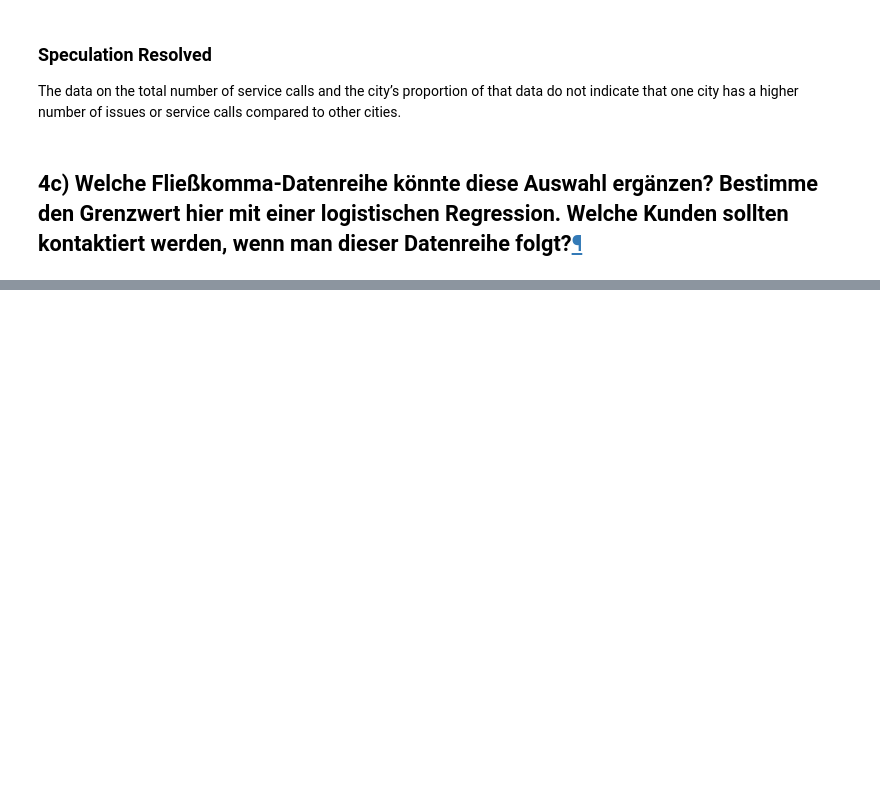
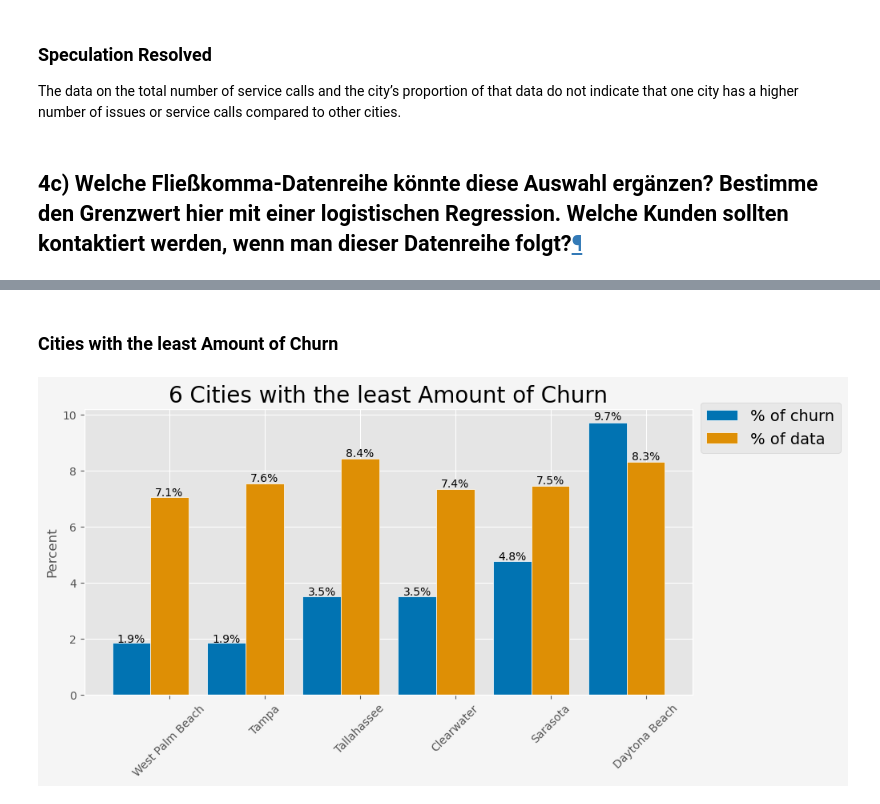
Before and after one commit to Dabbeljuh/Data-Analyst---Analyse-der-Kundenabwanderung, a Jupyter notebook: Analyse_der_Kundenabwanderung.ipynb, the cells around one changed output, grey strips where cells are left out. Drawn from its saved outputs; the diff is of its cells as text; code cells hidden in the pictures; blank space fills up the shorter version.

```diff
--- a/Analyse_der_Kundenabwanderung.ipynb
+++ b/Analyse_der_Kundenabwanderung.ipynb
@@ -1085,0 +1454,46 @@ The data on the total number of service calls and the city’s proportion of tha
+# %% [markdown]
+### Cities with the least Amount of Churn
+# %%
+fig, ax = plt.subplots(figsize=(10,5),constrained_layout=True)
+
+amount = 6 # <- change for the number of city-data
+
+barWidth = 0.4
+percentage_churn_city_yes_least = percentage_churn_city_yes[::-1]
+percentage_city_all_least = percentage_city_all[::-1]
+
+fig.set_facecolor('whitesmoke')
+
+# Set position of bar on X axis
+r1 = np.arange(len(churn_cities[:amount]))
+r2 = [x + barWidth for x in r1]
+
+# Make the plot
+bars1 = ax.bar(r1[:amount],
+               percentage_churn_city_yes_least[:amount],
+               color='#0173b2',
+               width=barWidth,
+               edgecolor='white',
+               label='% of churn')
+
+bars2 = ax.bar(r2[:amount],
+               percentage_city_all_least[percentage_churn_city_yes_least.index[r1]],
+               color='#de8f05',
+               width=barWidth,
+               edgecolor='white',
+               label='% of data')
+
+# Add labels to bars
+label_bars(ax,bars1)
+label_bars(ax,bars2)
+
+
+# Add xticks on the middle of the group bars
+ax.set_title(f'{amount} Cities with the least Amount of Churn', fontsize=20)
+ax.set_xticks([r_least + barWidth for r_least in range(amount)])
+ax.set_xticklabels(list(percentage_churn_city_yes_least.index)[:amount], rotation=45)
+ax.set_ylabel('Percent')
+ax.legend(bbox_to_anchor=(1, 1.05), fontsize=14);
+plt.show()
+# %% [output]
+[figure, added]
```
Also changed, not shown: parts of 37 cells of this notebook.
